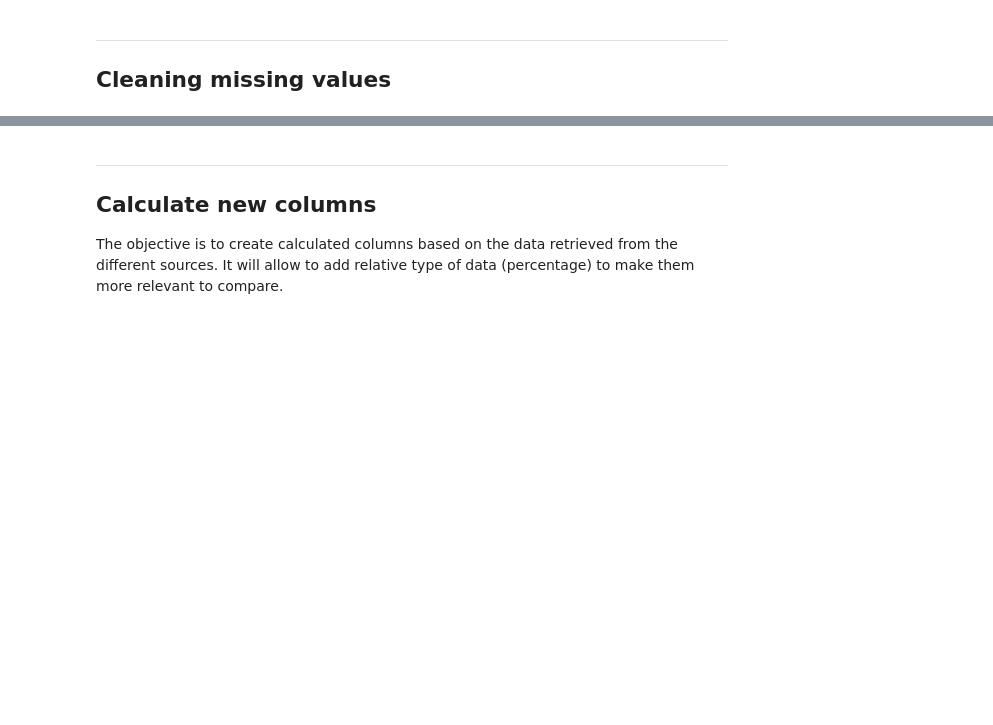
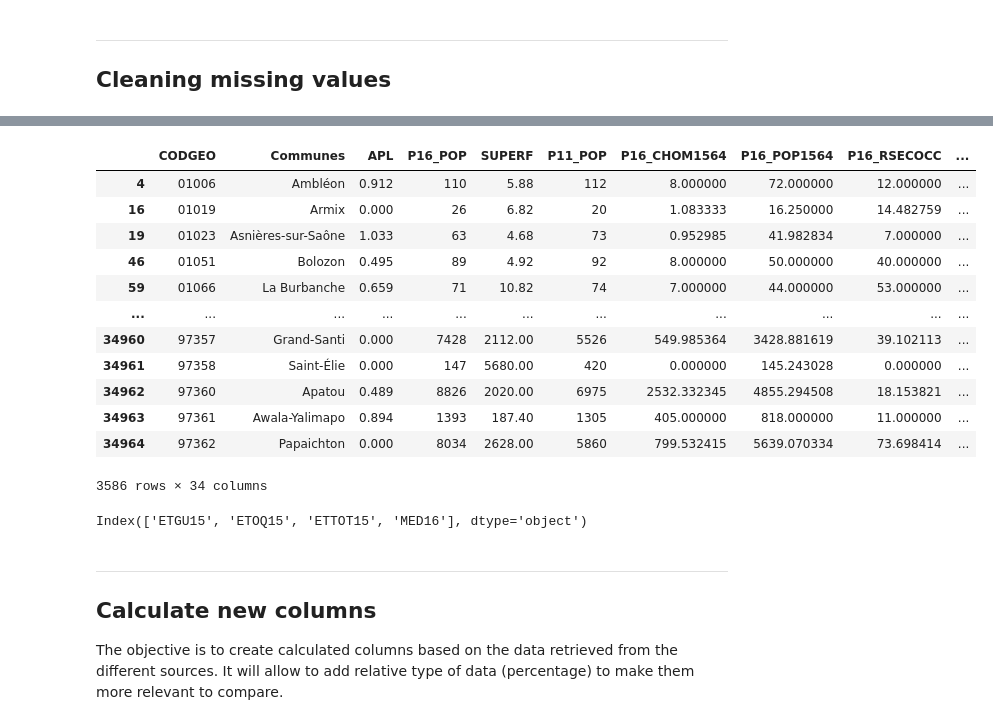
Before and after one commit to LudivineLacour/predict-medical-desert, a Jupyter notebook: data-preparation.ipynb, the cells around one changed output, grey strips where cells are left out. Drawn from its saved outputs; the diff is of its cells as text; code cells hidden in the pictures; blank space fills up the shorter version.

Commit message:
update cleaning missing values

```diff
--- a/data-preparation.ipynb
+++ b/data-preparation.ipynb
@@ -101,6 +166,9 @@ sub_com.info()
+# %%
+# Concatenate both dataframes before merging
+sub_com_arr = pd.concat([sub_com, sub_arr])
 # %%
 # Merging the dataframes
-df_merged = pd.merge(apl,sub_com,'left', on='CODGEO')
+df_merged = pd.merge(apl,sub_com_arr,'left', on='CODGEO')
 print(df_merged.shape)
 df_merged.head()
 # %% [output]
@@ -299,3 +372,5 @@ C16_POP15P_CS7       0
 C16_POP15P_CS8       0
 NB_EQUIP             0
 dtype: int64
+# %%
+df_clean = df_merged_3.copy()
@@ -301,0 +382,12 @@ dtype: int64
+# %%
+import re
+
+similar_com = df_clean[(df_clean.CODGEO.str.contains(pat='^76',regex=True))&(df_clean.P16_POP<300)]
+
+missing_col = df_clean.iloc[29876][df_clean.iloc[29876].isna()].index
+
+for col in missing_col:
+    if col == 'MED16':
+        df_clean.loc[29876,col] = similar_com[col].median()
+    else:
+        df_clean.loc[29876,col] = similar_com[col].mode()[0]
@@ -302,3 +425,23 @@ dtype: int64
+# %%
+df_clean[df_clean.MED16.isna()]
+# %% [output]
+|  | CODGEO | Communes | APL | P16_POP | SUPERF | P11_POP | P16_CHOM1564 | P16_POP1564 | P16_RSECOCC | ... |
+| 4 | 01006 | Ambléon | 0.912 | 110 | 5.88 | 112 | 8.000000 | 72.000000 | 12.000000 | ... |
+| 16 | 01019 | Armix | 0.000 | 26 | 6.82 | 20 | 1.083333 | 16.250000 | 14.482759 | ... |
+| 19 | 01023 | Asnières-sur-Saône | 1.033 | 63 | 4.68 | 73 | 0.952985 | 41.982834 | 7.000000 | ... |
+| 46 | 01051 | Bolozon | 0.495 | 89 | 4.92 | 92 | 8.000000 | 50.000000 | 40.000000 | ... |
+| 59 | 01066 | La Burbanche | 0.659 | 71 | 10.82 | 74 | 7.000000 | 44.000000 | 53.000000 | ... |
+| ... | ... | ... | ... | ... | ... | ... | ... | ... | ... | ... |
+| 34960 | 97357 | Grand-Santi | 0.000 | 7428 | 2112.00 | 5526 | 549.985364 | 3428.881619 | 39.102113 | ... |
+| 34961 | 97358 | Saint-Élie | 0.000 | 147 | 5680.00 | 420 | 0.000000 | 145.243028 | 0.000000 | ... |
+| 34962 | 97360 | Apatou | 0.489 | 8826 | 2020.00 | 6975 | 2532.332345 | 4855.294508 | 18.153821 | ... |
+| 34963 | 97361 | Awala-Yalimapo | 0.894 | 1393 | 187.40 | 1305 | 405.000000 | 818.000000 | 11.000000 | ... |
+| 34964 | 97362 | Papaichton | 0.000 | 8034 | 2628.00 | 5860 | 799.532415 | 5639.070334 | 73.698414 | ... |
+3586 rows × 34 columns
+# %%
+[df_clean.iloc[29876].isna()].index
+# %% [output]
+Index(['ETGU15', 'ETOQ15', 'ETTOT15', 'MED16'], dtype='object')
 # %% [markdown]
 ______________________________________
 ## Calculate new columns
```
Also changed, not shown: parts of 17 cells of this notebook, 1 other file.
